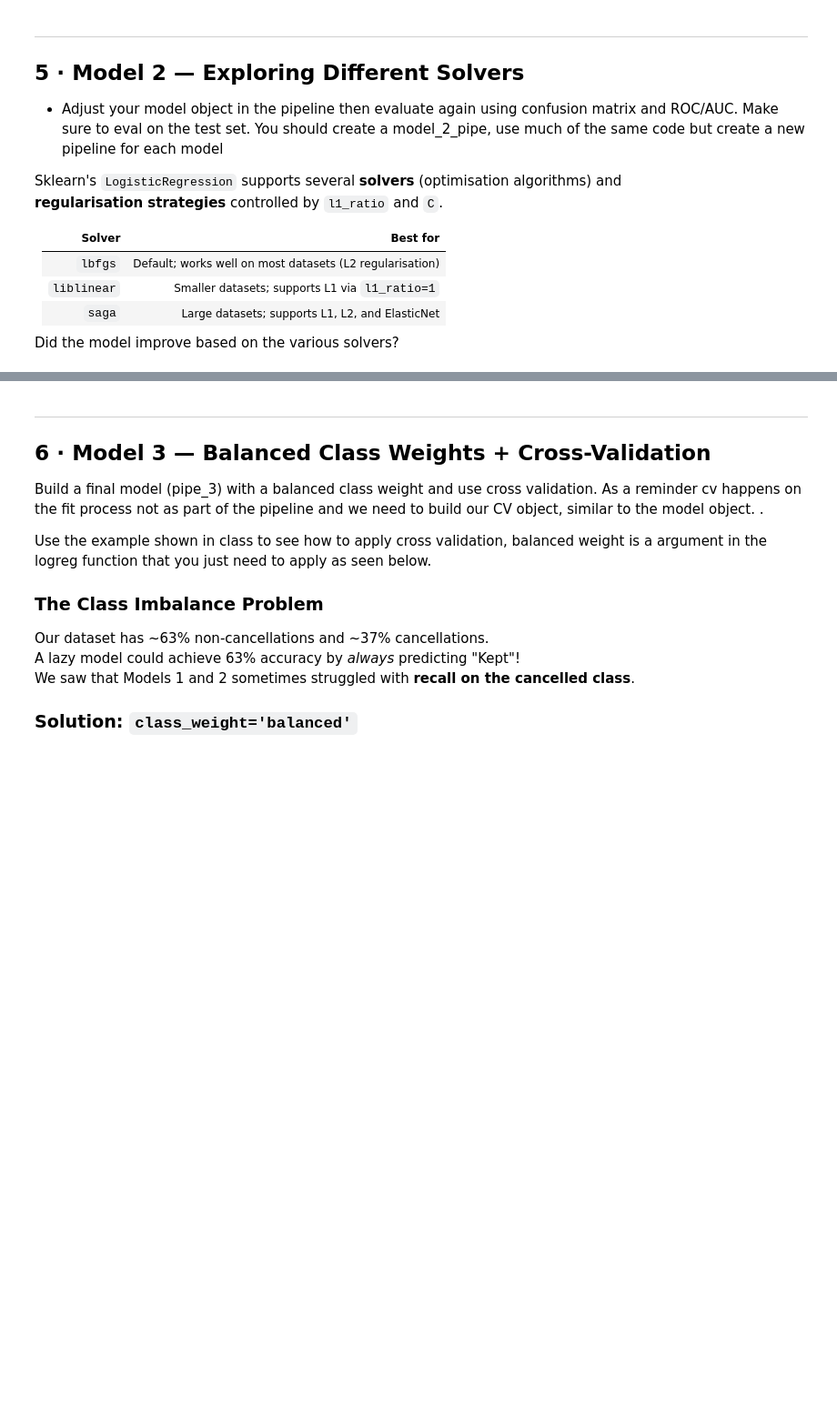
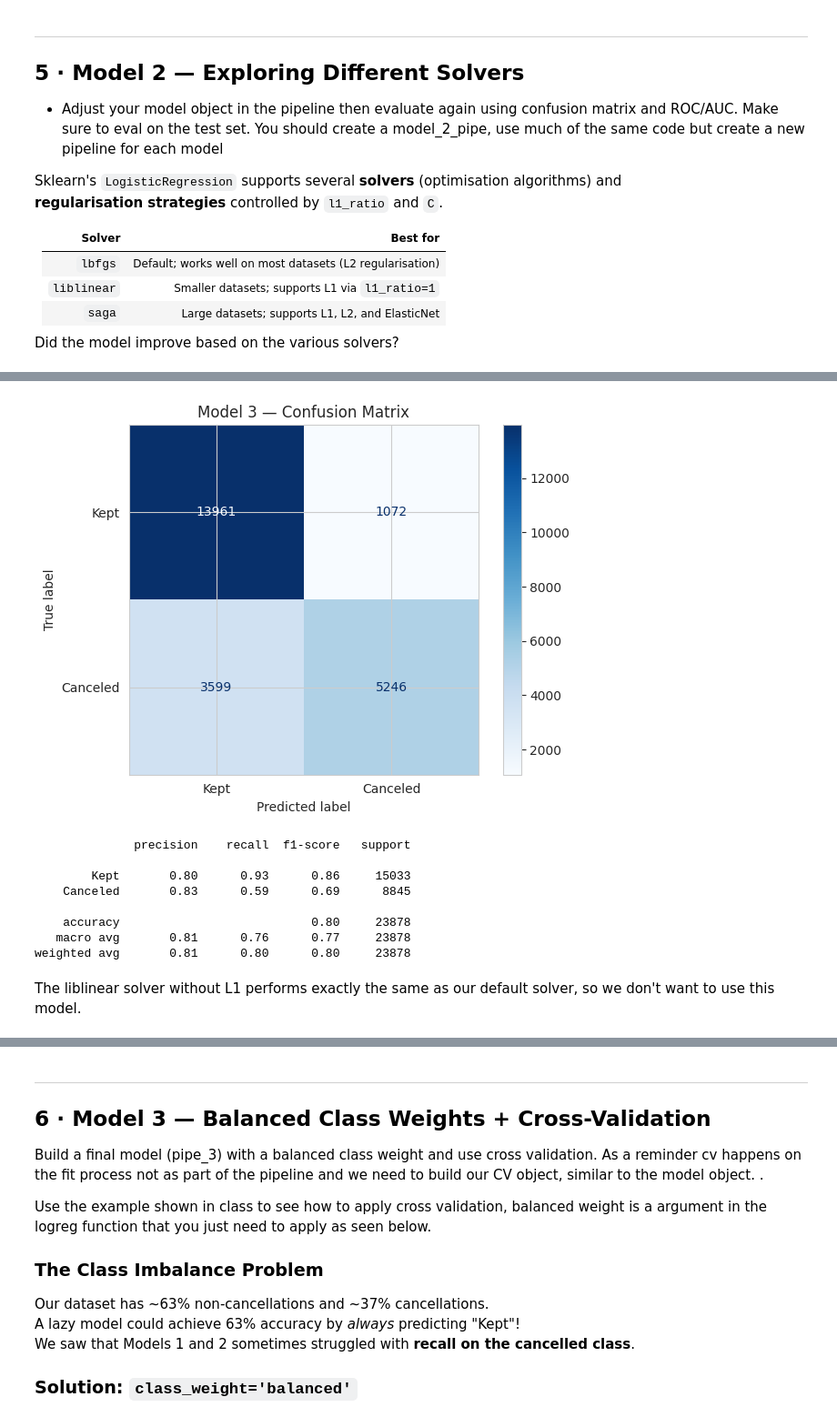
Before and after one commit to maya-clifford/logistic-regression, a Jupyter notebook: hotel_cancellation_lab.ipynb, the cells around one changed output, grey strips where cells are left out. Shown at 91% size. Drawn from its saved outputs; the diff is of its cells as text; code cells hidden in the pictures; blank space fills up the shorter version.

```diff
--- a/hotel_cancellation_lab.ipynb
+++ b/hotel_cancellation_lab.ipynb
@@ -307,0 +354,8 @@ Did the model improve based on the various solvers?
+# %%
+# try the liblinear solver without L1
+pipe_m3 = Pipeline(steps=[
+    ('prep', preprocessor),
+    ('model', LogisticRegression(max_iter=5000, random_state=42, n_jobs=-1, solver='liblinear'))
+])
+
+pipe_m3.fit(train_X, train_y)
@@ -307,0 +380,22 @@ Did the model improve based on the various solvers?
+# %%
+y_pred_m3 = pipe_m3.predict(test_X)
+cm_m3 = confusion_matrix(test_y, y_pred_m3)
+disp_m3 = ConfusionMatrixDisplay(confusion_matrix=cm_m3, display_labels=['Kept', 'Canceled'])
+disp_m3.plot(cmap='Blues')
+plt.title('Model 3 — Confusion Matrix')
+plt.tight_layout()
+plt.show()
+
+print(classification_report(test_y, y_pred_m3, target_names=['Kept', 'Canceled']))
+# %% [output]
+[figure, added]
+              precision    recall  f1-score   support
+
+        Kept       0.80      0.93      0.86     15033
+    Canceled       0.83      0.59      0.69      8845
+
+    accuracy                           0.80     23878
+   macro avg       0.81      0.76      0.77     23878
+weighted avg       0.81      0.80      0.80     23878
+# %% [markdown]
+The liblinear solver without L1 performs exactly the same as our default solver, so we don't want to use this model.
```
Also changed, not shown: parts of 19 cells of this notebook.
